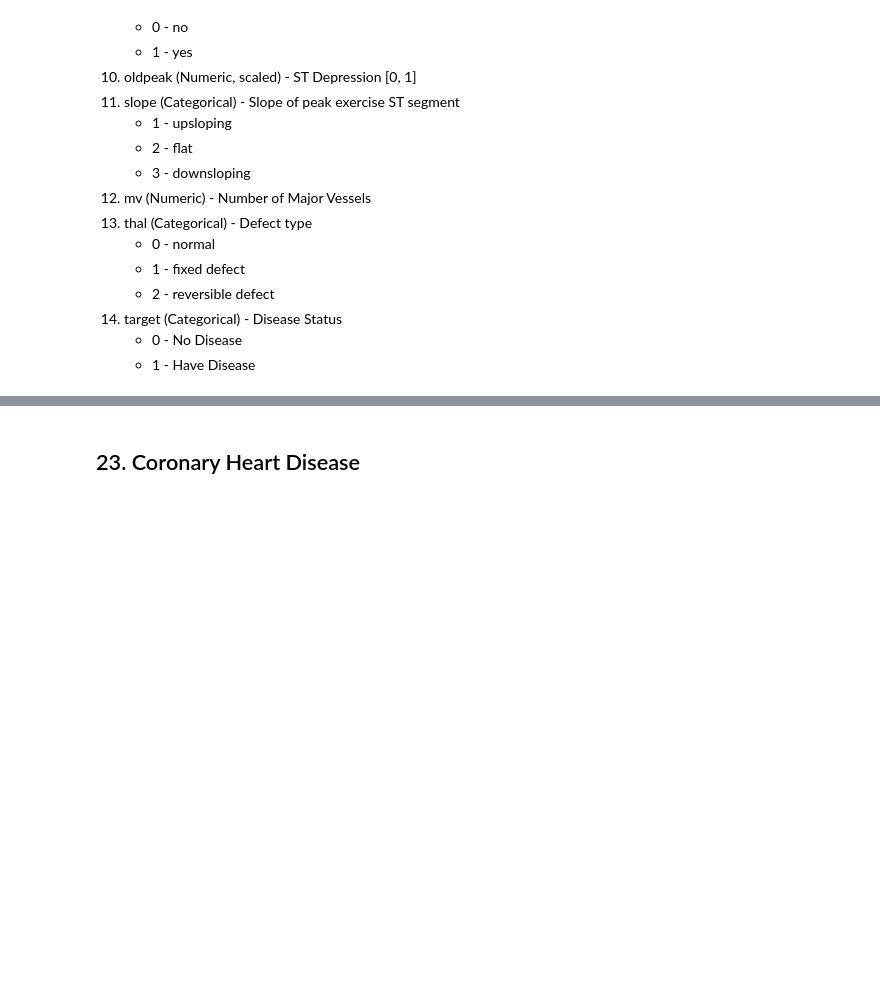
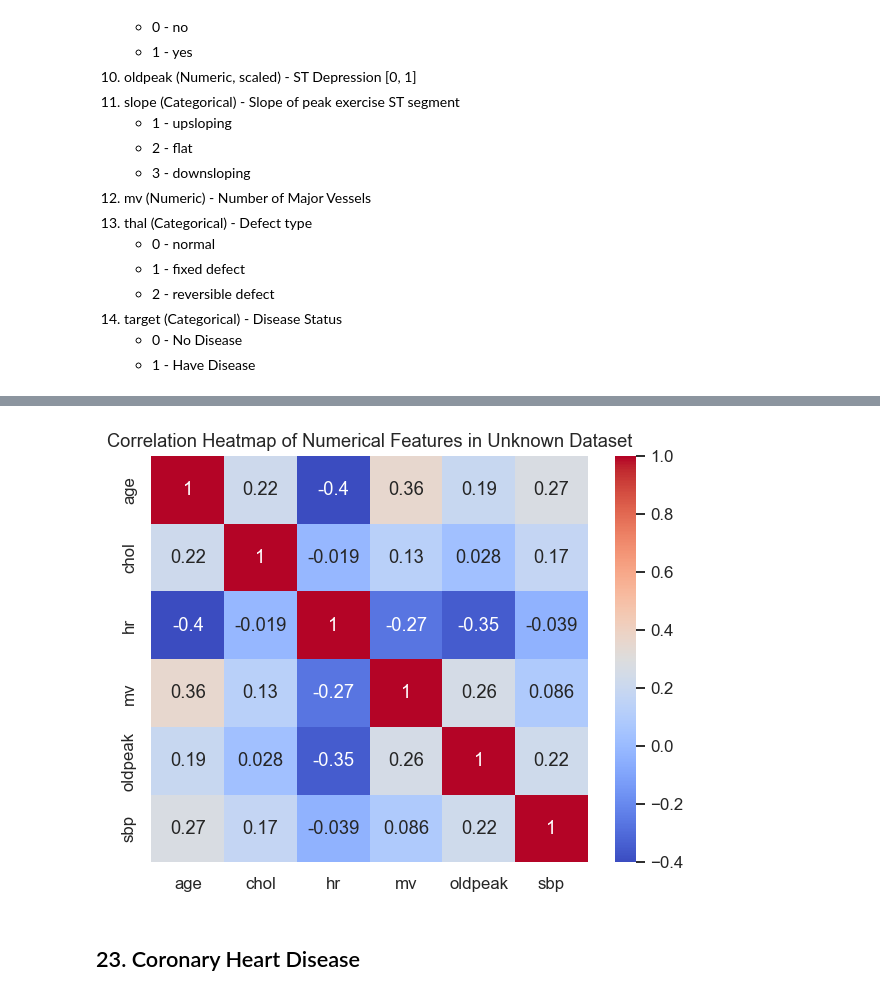
Before and after one commit to PATRECOG-RaoTamMakKwaPeudSSR/multidataset-health, a Jupyter notebook: main.ipynb, the cells around one changed output, grey strips where cells are left out. Cells and saved outputs as stored; diff of their text form; code cells hidden in the pictures; blank space fills up the shorter version.

```diff
--- a/main.ipynb
+++ b/main.ipynb
@@ -114,0 +194,4 @@ plt.show()
+# %%
+plot_numerical_heatmap(df_preprocessed_statlog, statlog_numerical_cols)
+# %% [output]
+[figure, added]
```
Also changed, not shown: parts of 34 cells of this notebook, 10 other files.
